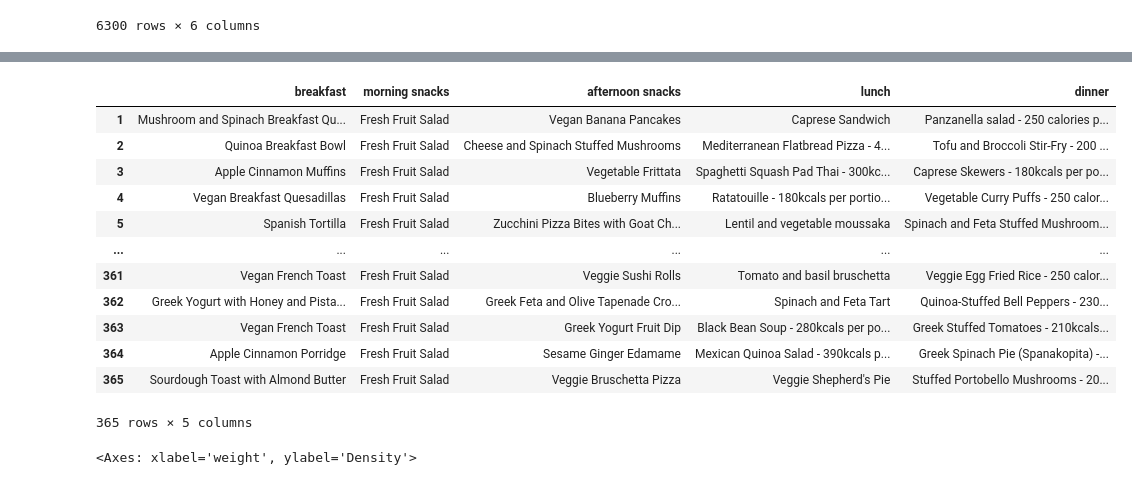
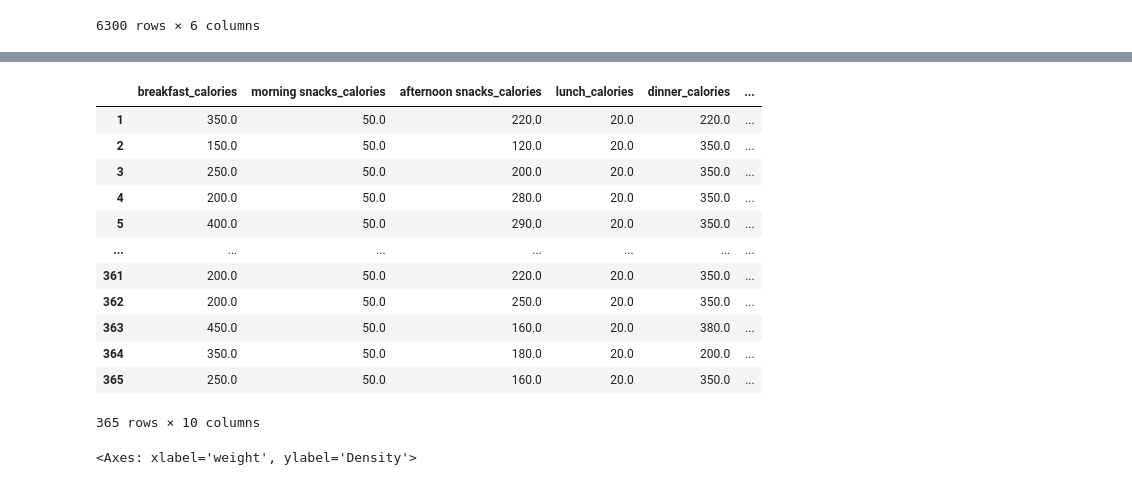
Before and after one commit to aislab-hevs/synthetic_data_nutrition_generation, a Jupyter notebook: src/generator_notebook.ipynb, the cells around one changed output, grey strips where cells are left out. Saved outputs shown, nothing was run; the diff lists cells and outputs as text; code cells hidden in the pictures.

Commit message:
Feat generate fully summary table.

```diff
--- a/src/generator_notebook.ipynb
+++ b/src/generator_notebook.ipynb
@@ -406,6 +406,7 @@ def generate_diet_plan(weight: float,
 # %%
 # generate treatment for the users
 df_treatment = pd.DataFrame(data=[], columns=["userId", "projected_daily_calories"])
+df_treatment["userId"] = df_personal_data["userId"]
 # %%
 # prepare data
 df_user_data = df_user_goals.merge(df_personal_data[["userId", "clinical_gender", "age_range"]],
@@ -643,3 +586,7 @@ transition_matrix = simulate_final_result(p, list(users_health.values), list(use
+# %%
+counts = df_user_entity.groupby(by="BMI").count()["userId"]
+# %%
+transition_matrix = simulate_final_result(p, dict(counts.items()), counts.index)
 # %%
 transition_matrix
 # %% [output]
@@ -764,26 +754,37 @@ def generate_simulations(df_user, transition_matrix, df_recipes_db, days_to_simu
                   "lunch": 0.05,
                   "dinner": 0.2}
     simulation_results = {}
+    df_recipes_db["allergies"] = df_recipes_db["allergies"].fillna("")
     for i in range(len(df_user)):
         try:
             user_db = df_user.iloc[i, :]
             current_state = user_db.BMI
-            possible_transition = list(transition_matrix[current_state].keys())
-            if len(possible_transition) > 2:
-                next_state = np.random.choice(possible_transition, size=1)
-            else:
-                next_state = np.random.choice(possible_transition, size=1)
-                print(f"User next state: {next_state}")
+            # possible_transition = list(transition_matrix[current_state].keys())
+            # if len(possible_transition) > 2:
+            #     next_state = np.random.choice(possible_transition, size=1)
+            # else:
+            #     next_state = np.random.choice(possible_transition, size=1)
+            #     print(f"User next state: {next_state}")
             print(f"Simulating for user: {user_db.userId}")
-            df_recommendations = pd.DataFrame(columns=list(meals_dict.keys()),
+            df_recommendations = pd.DataFrame(columns=[f"{k}_calories" for k in meals_dict.keys()]+list(meals_dict.keys()),
                                             index=np.arange(1, days_to_simulated+1))
             # filter cultural factor and allergies
+            # allergy restrictions filter
+            allergies_factor = user_db.allergy
+            if allergies_factor != "None":
+                filtered_recipe_db = df_recipes_db[df_recipes_db["allergies"].str.contains(allergies_factor)]
+            else:
+                filtered_recipe_db = df_recipes_db
+            if filtered_recipe_db.shape[0] == 0:
+                filtered_recipe_db = df_recipes_db
             # cultural restrictions filter
             cultural_factor = user_db.cultural_factor
             if cultural_factor != "None":
                 cultural_factor = cultural_factor.split("_")[0]
-                filtered_recipe_db = df_recipes_db[df_recipes_db["cultural_restriction"] == cultural_factor]
+                filtered_recipe_db = filtered_recipe_db[filtered_recipe_db["cultural_restriction"] == cultural_factor]
             else:
+                filtered_recipe_db = df_recipes_db
+            if filtered_recipe_db.shape[0] == 0:
                 filtered_recipe_db = df_recipes_db
             for meal_tp in list(meals_dict.keys()):
                 # generate recommendations
@@ -794,11 +795,12 @@ def generate_simulations(df_user, transition_matrix, df_recipes_db, days_to_simu
                 if meal_db.shape[0] == 0:
                     meal_db = filtered_recipe_db
                 max_calories_meal = daily_calories * meals_dict[meal_tp]
-                possible_recipes = meal_db[meal_db["calories"] <= max_calories_meal]
+                possible_recipes = meal_db[meal_db["calories"] <= max_calories_meal+np.random.normal(0, 50)]
                 if possible_recipes.shape[0] == 0:
                     possible_recipes = meal_db
-                recipe_names = np.random.choice(possible_recipes["title"], size=days_to_simulated)
-                df_recommendations[meal_tp] = recipe_names
+                choose_recipes = possible_recipes.sample(days_to_simulated, replace=True)
+                df_recommendations[meal_tp] = choose_recipes["title"].values
+                df_recommendations[f"{meal_tp}_calories"] = choose_recipes["calories"].values
             simulation_results[f"{user_db.userId}"] = df_recommendations
         except Exception as e:
             print(f"Error processing user: {df_user.iloc[i, 0]}, {e}")
@@ -832,19 +839,19 @@ dict_keys(['cynthiaa85a', 'gloria81ec', 'karena0a0', 'autumnbd78', 'robert9174',
 # %%
-simulation_results['dawnbb3f']
+simulation_results['brian93ef']
 # %% [output]
-|  | breakfast | morning snacks | afternoon snacks | lunch | dinner |
-| 1 | Mushroom and Spinach Breakfast Qu... | Fresh Fruit Salad | Vegan Banana Pancakes | Caprese Sandwich | Panzanella salad - 250 calories p... |
-| 2 | Quinoa Breakfast Bowl | Fresh Fruit Salad | Cheese and Spinach Stuffed Mushrooms | Mediterranean Flatbread Pizza - 4... | Tofu and Broccoli Stir-Fry - 200 ... |
-| 3 | Apple Cinnamon Muffins | Fresh Fruit Salad | Vegetable Frittata | Spaghetti Squash Pad Thai - 300kc... | Caprese Skewers - 180kcals per po... |
-| 4 | Vegan Breakfast Quesadillas | Fresh Fruit Salad | Blueberry Muffins | Ratatouille - 180kcals per portio... | Vegetable Curry Puffs - 250 calor... |
-| 5 | Spanish Tortilla | Fresh Fruit Salad | Zucchini Pizza Bites with Goat Ch... | Lentil and vegetable moussaka | Spinach and Feta Stuffed Mushroom... |
-| ... | ... | ... | ... | ... | ... |
-| 361 | Vegan French Toast | Fresh Fruit Salad | Veggie Sushi Rolls | Tomato and basil bruschetta | Veggie Egg Fried Rice - 250 calor... |
-| 362 | Greek Yogurt with Honey and Pista... | Fresh Fruit Salad | Greek Feta and Olive Tapenade Cro... | Spinach and Feta Tart | Quinoa-Stuffed Bell Peppers - 230... |
-| 363 | Vegan French Toast | Fresh Fruit Salad | Greek Yogurt Fruit Dip | Black Bean Soup - 280kcals per po... | Greek Stuffed Tomatoes - 210kcals... |
-| 364 | Apple Cinnamon Porridge | Fresh Fruit Salad | Sesame Ginger Edamame | Mexican Quinoa Salad - 390kcals p... | Greek Spinach Pie (Spanakopita) -... |
-| 365 | Sourdough Toast with Almond Butter | Fresh Fruit Salad | Veggie Bruschetta Pizza | Veggie Shepherd's Pie | Stuffed Portobello Mushrooms - 20... |
+|  | breakfast_calories | morning snacks_calories | afternoon snacks_calories | lunch_calories | dinner_calories | ... |
+| 1 | 350.0 | 50.0 | 220.0 | 20.0 | 220.0 | ... |
+| 2 | 150.0 | 50.0 | 120.0 | 20.0 | 350.0 | ... |
+| 3 | 250.0 | 50.0 | 200.0 | 20.0 | 350.0 | ... |
+| 4 | 200.0 | 50.0 | 280.0 | 20.0 | 350.0 | ... |
+| 5 | 400.0 | 50.0 | 290.0 | 20.0 | 350.0 | ... |
+| ... | ... | ... | ... | ... | ... | ... |
+| 361 | 200.0 | 50.0 | 220.0 | 20.0 | 350.0 | ... |
+| 362 | 200.0 | 50.0 | 250.0 | 20.0 | 350.0 | ... |
+| 363 | 450.0 | 50.0 | 160.0 | 20.0 | 380.0 | ... |
+| 364 | 350.0 | 50.0 | 180.0 | 20.0 | 200.0 | ... |
+| 365 | 250.0 | 50.0 | 160.0 | 20.0 | 350.0 | ... |
-365 rows × 5 columns
+365 rows × 10 columns
 # %%
 sns.kdeplot(data=df_user_data, x="weight", hue="clinical_gender")
 # %% [output]
```
Also changed, not shown: parts of 46 cells of this notebook, 1 other file.
